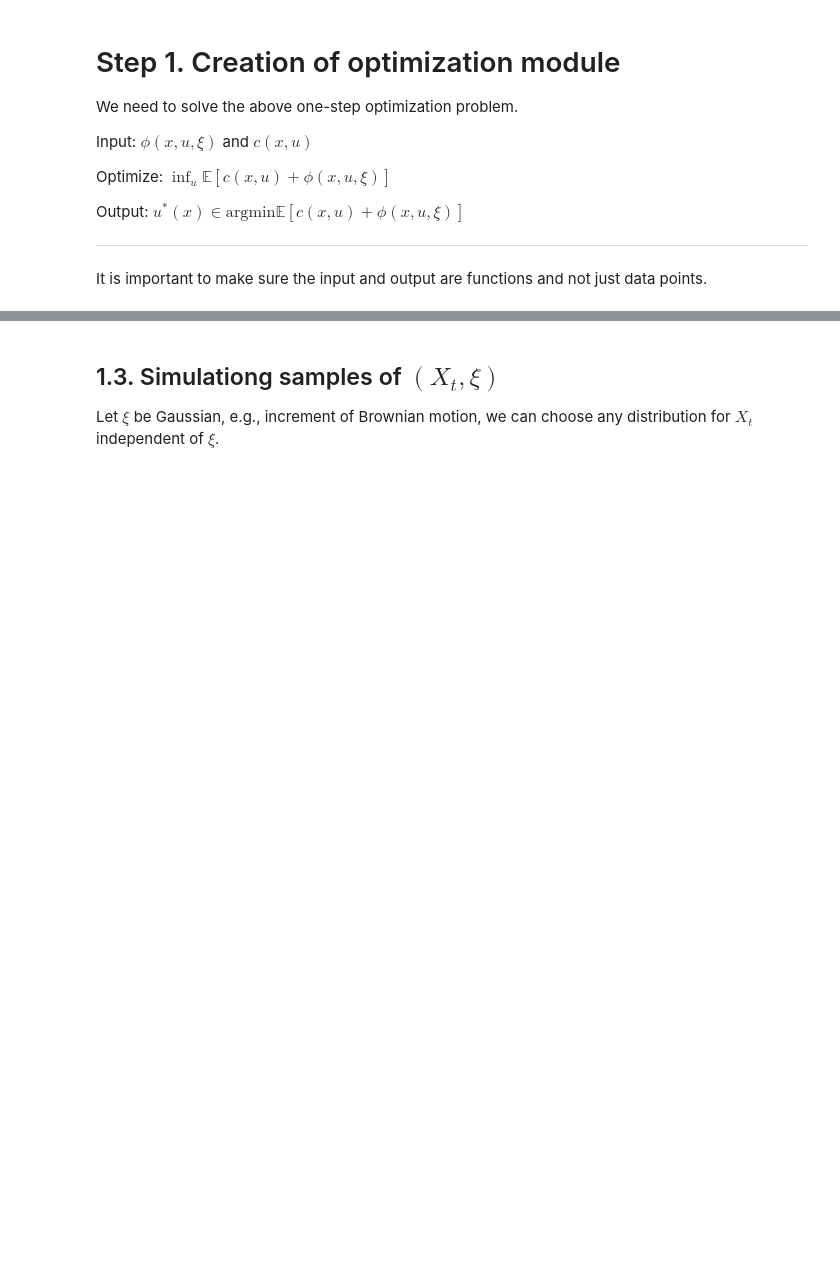
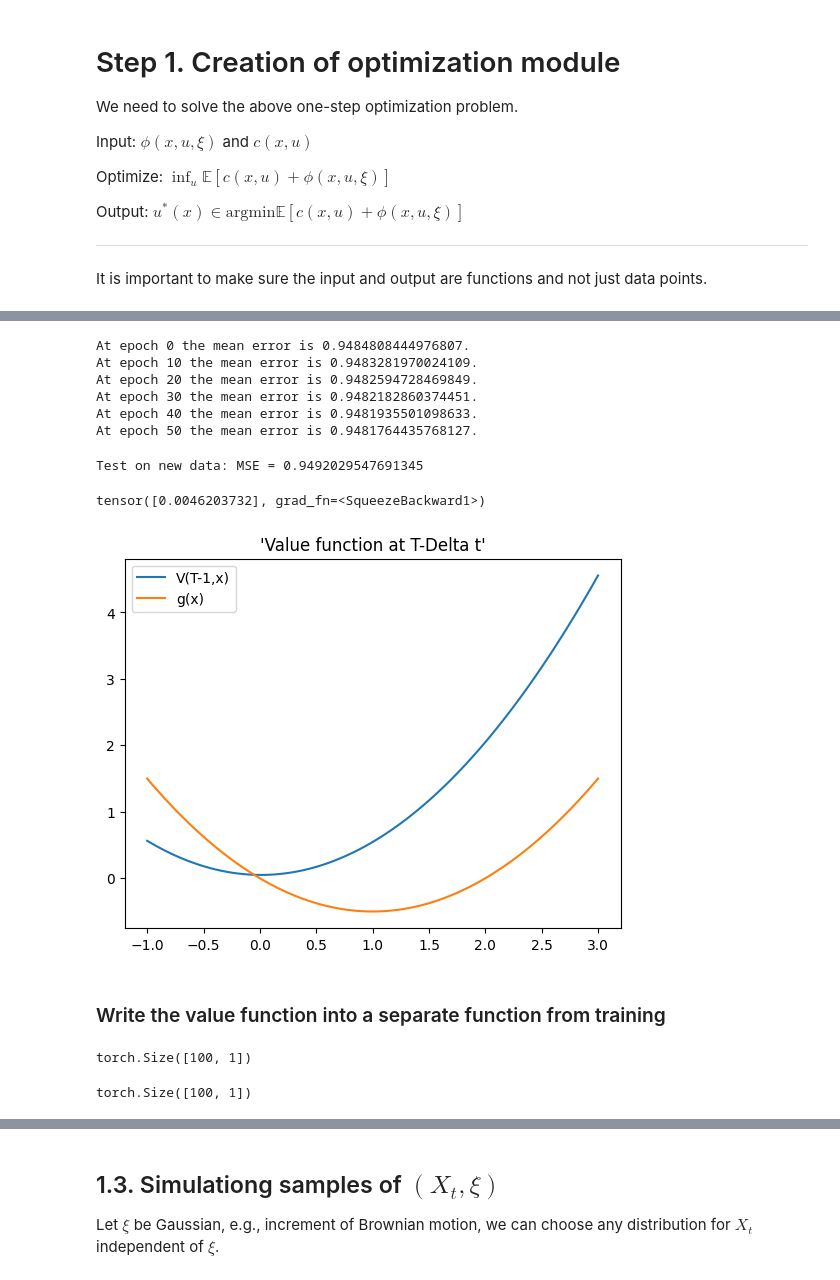
Before and after one commit to arashfahim/Stochastic_Control_FSU, a Jupyter notebook: Discrete_time_DPP.ipynb, the cells around one changed output, grey strips where cells are left out. Saved outputs shown, nothing was run; the diff lists cells and outputs as text; code cells hidden in the pictures; blank space fills up the shorter version.

```diff
--- a/Discrete_time_DPP.ipynb
+++ b/Discrete_time_DPP.ipynb
@@ -150,0 +228,17 @@ It is useful to choose the basis $\phi_k$ such that $m_{k'k}=0$ when $k'\neq k$.
+# %%
+class cost:
+  def __init__(self,flag):
+    self.flag = flag
+  def cost(self,x,*args):
+    if self.flag == 'T':
+      return torch.Tensor([0.5])*torch.pow(x,2)-x
+    else:
+      u=args[0]
+      return torch.Tensor([0.5])*torch.pow(x,2) + torch.Tensor([0.5])*torch.pow(u,2)
+# goal: to add the term E[V(t+1, X^u_{t+1})|X_t=x] inside the cost function for t<T.
+# %%
+g = cost('T')
+c = cost('')
+# %%
+x = torch.Tensor([1.0])
+c.cost(x,modelu(x)),g.cost(x)
@@ -150,0 +280,54 @@ It is useful to choose the basis $\phi_k$ such that $m_{k'k}=0$ when $k'\neq k$.
+# %%
+num_epochs = 100
+optimizer1 = optim.Adam(modelu.parameters(), lr)
+L_ = torch.Tensor([-2.0])
+loss = torch.Tensor([2.0])
+loss_epoch = []
+epoch=0
+while (torch.abs(L_-loss)>1e-6) & (epoch <= num_epochs):# epoch in range(num_epochs):
+  optimizer1.zero_grad()
+  loss=torch.mean(c.cost(X,modelu(X))+ g.cost(update(X,modelu(X))))#
+  loss.backward()
+  optimizer1.step()
+  loss_epoch[epoch] = loss
+  if epoch>0:
+    L_ = loss_epoch[epoch-1]
+  if (epoch % 10==0):
+    print("At epoch {} the mean error is {}.".format(epoch,loss.detach()))
+  epoch += 1
+# %% [output]
+At epoch 0 the mean error is 0.9484808444976807.
+At epoch 10 the mean error is 0.9483281970024109.
+At epoch 20 the mean error is 0.9482594728469849.
+At epoch 30 the mean error is 0.9482182860374451.
+At epoch 40 the mean error is 0.9481935501098633.
+At epoch 50 the mean error is 0.9481764435768127.
+# %%
+Z = torch.normal(0., 1., size=(M,1))
+torch.set_printoptions(precision=10)
+print("Test on new data: MSE = {}".format(torch.mean(c.cost(Z,modelu(Z))+ g.cost(update(Z,modelu(Z))))))
+# %% [output]
+Test on new data: MSE = 0.9492029547691345
+# %%
+def test_update(x,u):
+  return x + (-x+modelu(x))*Dt + torch.mean(torch.sqrt(Dt)*torch.normal(0., 1., size=[x.shape[0],M]))
+def V(x, u):
+  return c.cost(x,u)+torch.mean(g.cost(test_update(x,u)))#c.cost(x,u)+torch.mean(g.cost(test_update(x,u))),
+# %%
+x = torch.Tensor([1.0]).unsqueeze(1)
+V(x,modelu(x)).squeeze(1)
+# %% [output]
+tensor([0.0046203732], grad_fn=<SqueezeBackward1>)
+# %%
+xx = torch.linspace(-1.0,3.0,100).unsqueeze(1)
+yy = V(xx,modelu(xx))
+zz = g.cost(xx)
+plt.plot(xx.squeeze(1).detach().numpy(),yy.squeeze(1).detach().numpy(),label='V(T-1,x)');
+plt.plot(xx.squeeze(1).detach().numpy(),zz.squeeze(1).detach().numpy(),label='g(x)');
+plt.title("'Value function at T-Delta t'");
+plt.legend();
+plt.savefig(path+'test for value'+stamp+'.png');
+# %% [output]
+[figure, added]
+# %% [markdown]
+### Write the value function into a separate function from training
@@ -150,0 +338,9 @@ It is useful to choose the basis $\phi_k$ such that $m_{k'k}=0$ when $k'\neq k$.
+# %%
+c.cost(xx.unsqueeze(1),modelu(xx.unsqueeze(1))).shape
+# %% [output]
+torch.Size([100, 1])
+# %%
+xx = torch.linspace(0.0,1.0,100).unsqueeze(1)
+xx.shape
+# %% [output]
+torch.Size([100, 1])
```
Also changed, not shown: parts of 69 cells of this notebook.
